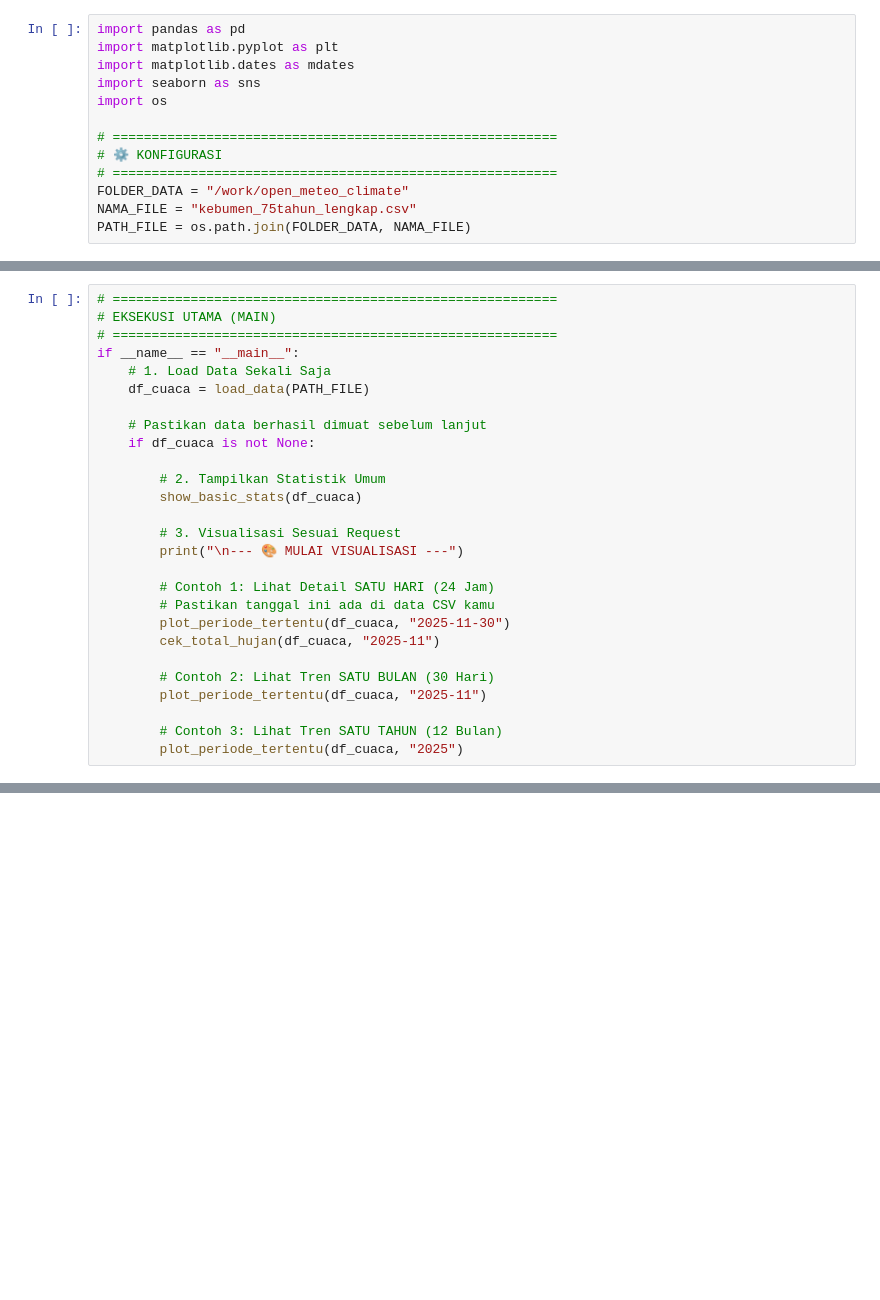
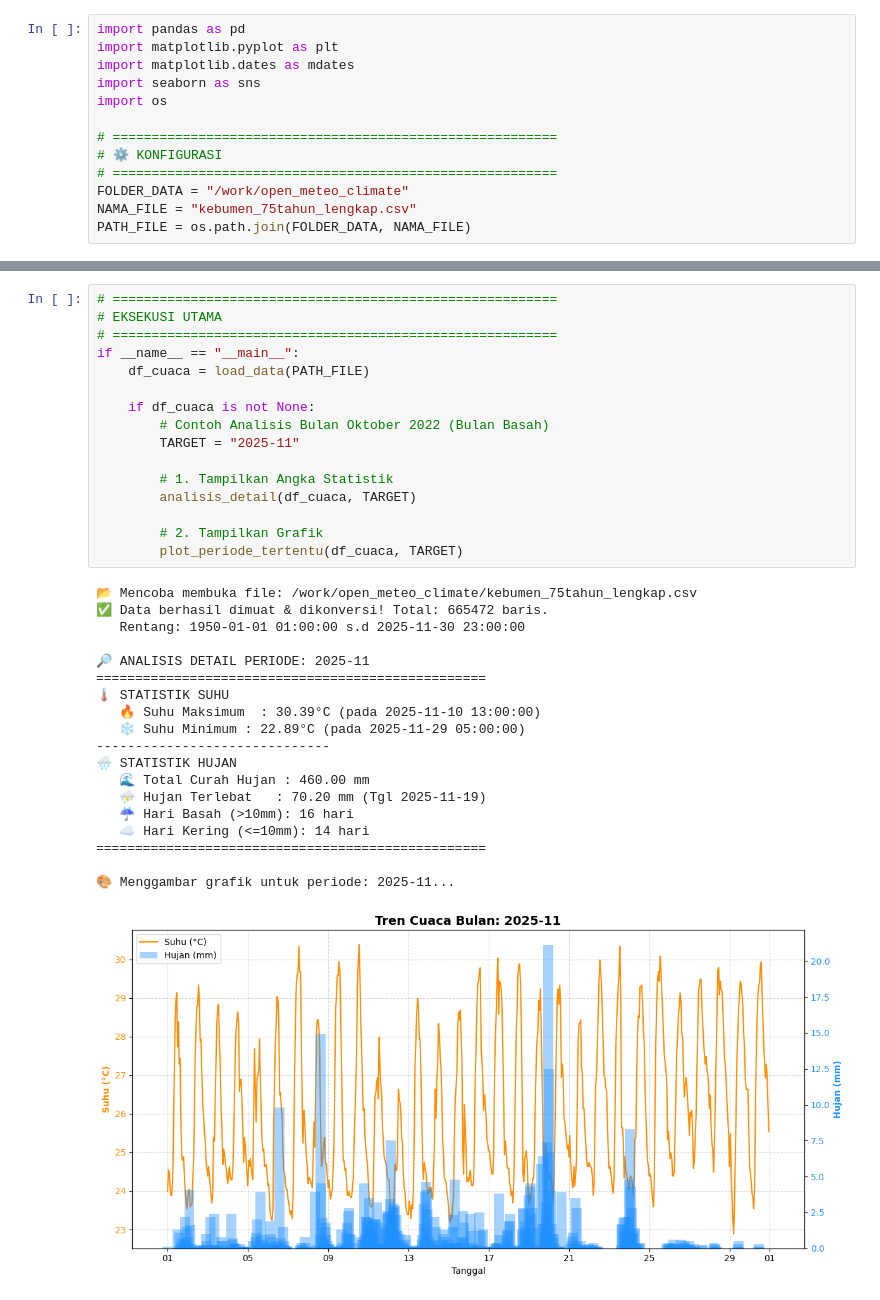
Before and after one commit to evanalif113/Penelitian-Tensorflow, a Jupyter notebook: Analisis_Meteorologi/Open Meteo Analytic.ipynb, the cells around one changed output, grey strips where cells are left out. Saved outputs shown, nothing was run; the diff lists cells and outputs as text; blank space fills up the shorter version.

```diff
--- a/Analisis_Meteorologi/Open Meteo Analytic.ipynb
+++ b/Analisis_Meteorologi/Open Meteo Analytic.ipynb
@@ -198,29 +174,2 @@ def plot_periode_tertentu(df, target_waktu):
     except Exception as e:
         print(f"⚠️ Terjadi error saat plotting: {e}")
-# %%
-# =========================================================
-# EKSEKUSI UTAMA (MAIN)
-# =========================================================
-if __name__ == "__main__":
-    # 1. Load Data Sekali Saja
-    df_cuaca = load_data(PATH_FILE)
-
-    # Pastikan data berhasil dimuat sebelum lanjut
-    if df_cuaca is not None:
-
-        # 2. Tampilkan Statistik Umum
-        show_basic_stats(df_cuaca)
-
-        # 3. Visualisasi Sesuai Request
-        print("\n--- 🎨 MULAI VISUALISASI ---")
-
-        # Contoh 1: Lihat Detail SATU HARI (24 Jam)
-        # Pastikan tanggal ini ada di data CSV kamu
-        plot_periode_tertentu(df_cuaca, "2025-11-30")
-        cek_total_hujan(df_cuaca, "2025-11")
-
-        # Contoh 2: Lihat Tren SATU BULAN (30 Hari)
-        plot_periode_tertentu(df_cuaca, "2025-11")
-
-        # Contoh 3: Lihat Tren SATU TAHUN (12 Bulan)
-        plot_periode_tertentu(df_cuaca, "2025")
@@ -263,3 +176,39 @@ rain_mm       0.272365   0.000  61.000  0.815027
+# %%
+# =========================================================
+# EKSEKUSI UTAMA
+# =========================================================
+if __name__ == "__main__":
+    df_cuaca = load_data(PATH_FILE)
+
+    if df_cuaca is not None:
+        # Contoh Analisis Bulan Oktober 2022 (Bulan Basah)
+        TARGET = "2025-11"
+
+        # 1. Tampilkan Angka Statistik
+        analisis_detail(df_cuaca, TARGET)
+
+        # 2. Tampilkan Grafik
+        plot_periode_tertentu(df_cuaca, TARGET)
+# %% [output]
+📂 Mencoba membuka file: /work/open_meteo_climate/kebumen_75tahun_lengkap.csv
+✅ Data berhasil dimuat & dikonversi! Total: 665472 baris.
+   Rentang: 1950-01-01 01:00:00 s.d 2025-11-30 23:00:00
+
+🔎 ANALISIS DETAIL PERIODE: 2025-11
+==================================================
+🌡️ STATISTIK SUHU
+   🔥 Suhu Maksimum  : 30.39°C (pada 2025-11-10 13:00:00)
+   ❄️ Suhu Minimum : 22.89°C (pada 2025-11-29 05:00:00)
+------------------------------
+🌧️ STATISTIK HUJAN
+   🌊 Total Curah Hujan : 460.00 mm
+   ⛈️ Hujan Terlebat   : 70.20 mm (Tgl 2025-11-19)
+   ☔ Hari Basah (>10mm): 16 hari
+   ☁️ Hari Kering (<=10mm): 14 hari
+==================================================
+
+🎨 Menggambar grafik untuk periode: 2025-11...
+[figure, added]
 # %%
 df_cuaca.tail(10)
 # %% [output]
```
Also changed, not shown: parts of 3 cells of this notebook.
